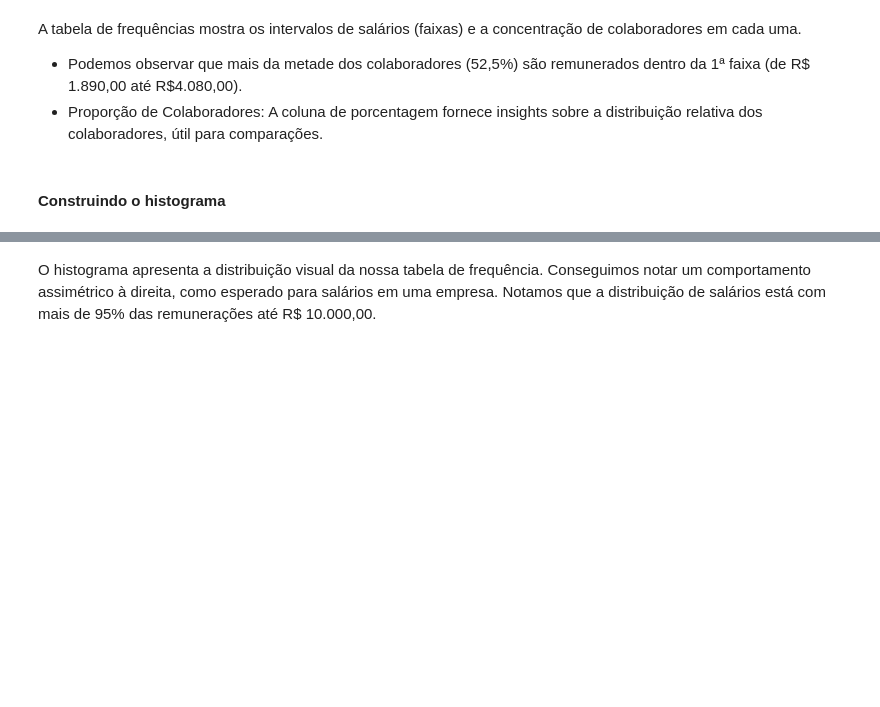
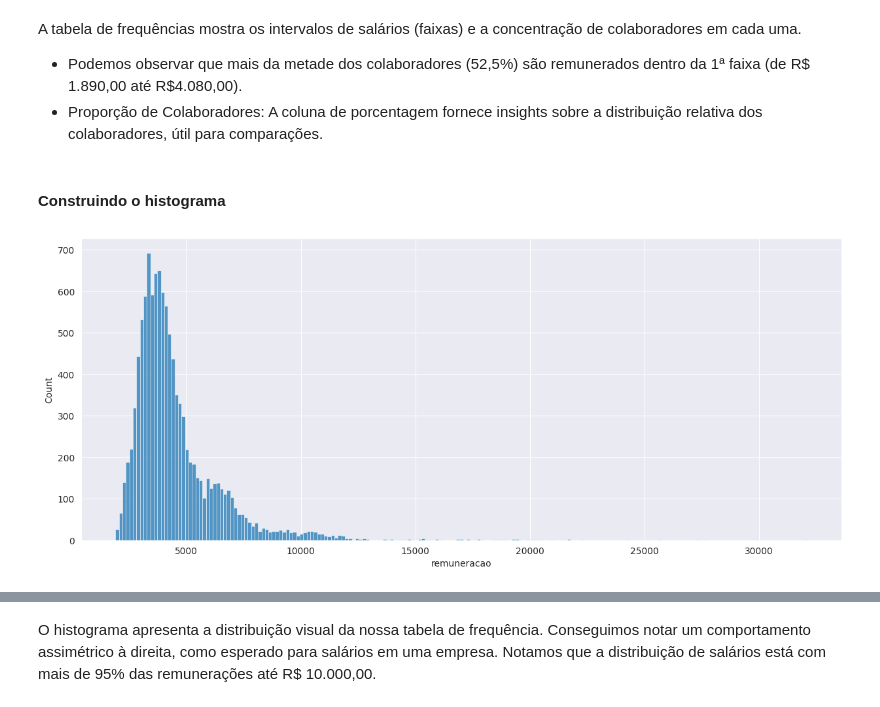
Before and after one commit to lggugs/python, a Jupyter notebook: python_frequencias_e_medidas.ipynb, the cells around one changed output, grey strips where cells are left out. Saved outputs shown, nothing was run; the diff lists cells and outputs as text; code cells hidden in the pictures; blank space fills up the shorter version.

Commit message:
Criar tabela de frequência e histograma para faixa salarial

```diff
--- a/python_frequencias_e_medidas.ipynb
+++ b/python_frequencias_e_medidas.ipynb
@@ -1270,3 +1286,9 @@ A tabela de frequências mostra os intervalos de salários (faixas) e a concentr
 * Proporção de Colaboradores: A coluna de porcentagem fornece insights sobre a distribuição relativa dos colaboradores, útil para comparações.
 # %% [markdown]
 #### **Construindo o histograma**
+# %%
+plt.figure(figsize=(15, 6))
+sns.histplot(data=faixas, x='remuneracao')
+plt.show()
+# %% [output]
+[figure, added]
```
Also changed, not shown: parts of 2 cells of this notebook.
